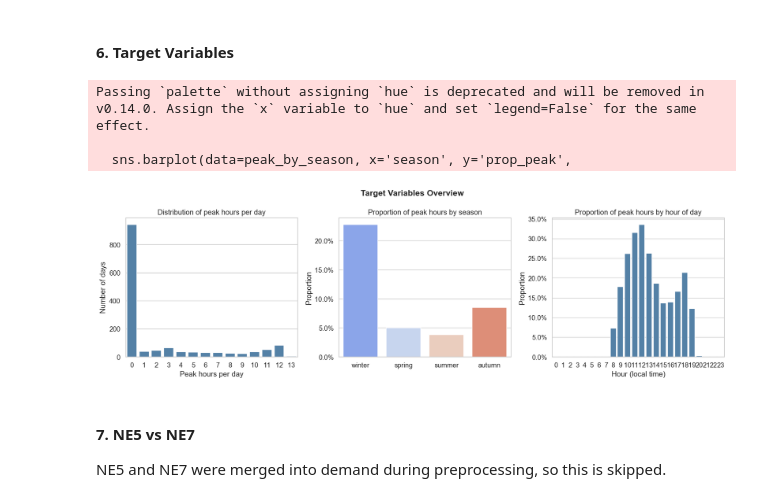
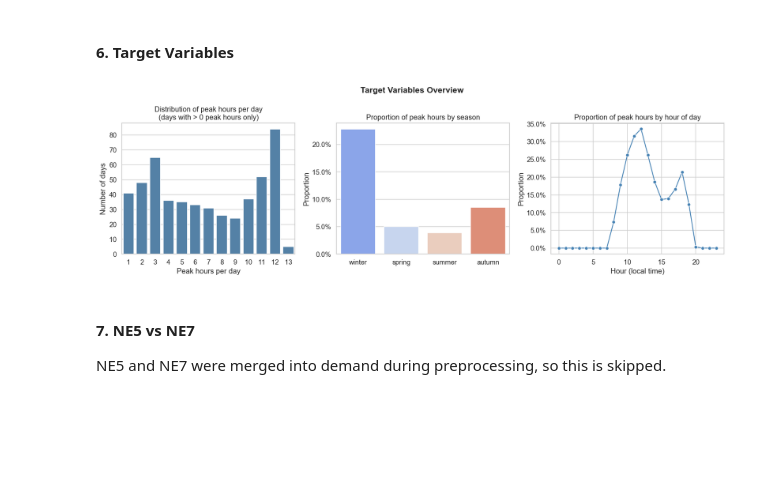
Before and after one commit to EllieTheAnalyst/ml1-electricity-demand-zurich, a Jupyter notebook: notebooks/01_eda.ipynb, the cells around one changed output. Saved outputs shown, nothing was run; the diff lists cells and outputs as text; code cells hidden in the pictures; blank space fills up the shorter version.

```diff
--- a/notebooks/01_eda.ipynb
+++ b/notebooks/01_eda.ipynb
@@ -174,46 +213,44 @@ daily_peaks = df['peak_hours_per_day'].resample('D').first()
 
 fig, axes = plt.subplots(1, 3, figsize=(16, 5))
 
-# distribution of peak hours per day
-vc = daily_peaks.value_counts().sort_index().reset_index()
+# Panel 1: filter out zero-peak days
+nonzero_peaks = daily_peaks[daily_peaks > 0]
+vc = nonzero_peaks.value_counts().sort_index().reset_index()
 vc.columns = ['peak_hours', 'count']
 sns.barplot(data=vc, x='peak_hours', y='count', ax=axes[0], color='steelblue')
-axes[0].set_title('Distribution of peak hours per day')
+axes[0].set_title('Distribution of peak hours per day\n(days with > 0 peak hours only)')
 axes[0].set_xlabel('Peak hours per day')
 axes[0].set_ylabel('Number of days')
 
-# is_peak proportion by season
+# Panel 2: proportion by season (unchanged)
 peak_by_season = (df.groupby('season')['is_peak']
                   .mean()
                   .reindex(['winter', 'spring', 'summer', 'autumn'])
                   .reset_index())
 peak_by_season.columns = ['season', 'prop_peak']
 sns.barplot(data=peak_by_season, x='season', y='prop_peak',
-            ax=axes[1], palette='coolwarm')
+            ax=axes[1], palette='coolwarm', hue='season', legend=False)
 axes[1].set_title('Proportion of peak hours by season')
 axes[1].set_xlabel('')
 axes[1].set_ylabel('Proportion')
 axes[1].yaxis.set_major_formatter(mticker.PercentFormatter(xmax=1))
 
-# is_peak proportion by hour
+# Panel 3: line plot instead of bar plot
 peak_by_hour = df.groupby('hour')['is_peak'].mean().reset_index()
 peak_by_hour.columns = ['hour', 'prop_peak']
-sns.barplot(data=peak_by_hour, x='hour', y='prop_peak',
-            ax=axes[2], color='steelblue')
+sns.lineplot(data=peak_by_hour, x='hour', y='prop_peak',
+             ax=axes[2], marker='o', color='steelblue')
 axes[2].set_title('Proportion of peak hours by hour of day')
 axes[2].set_xlabel('Hour (local time)')
 axes[2].set_ylabel('Proportion')
 axes[2].yaxis.set_major_formatter(mticker.PercentFormatter(xmax=1))
 
 fig.suptitle('Target Variables Overview', fontsize=15, fontweight='bold')
 plt.tight_layout()
 plt.savefig('../outputs/figures/01_eda/01_06_targets.png', bbox_inches='tight')
 plt.show()
 # %% [output]
-Passing `palette` without assigning `hue` is deprecated and will be removed in v0.14.0. Assign the `x` variable to `hue` and set `legend=False` for the same effect.
-
-  sns.barplot(data=peak_by_season, x='season', y='prop_peak',
-[figure, old version]
+[figure, new version]
 # %% [markdown]
 #### 7. NE5 vs NE7
 
```
Also changed, not shown: parts of 4 cells of this notebook, 15 other files.
